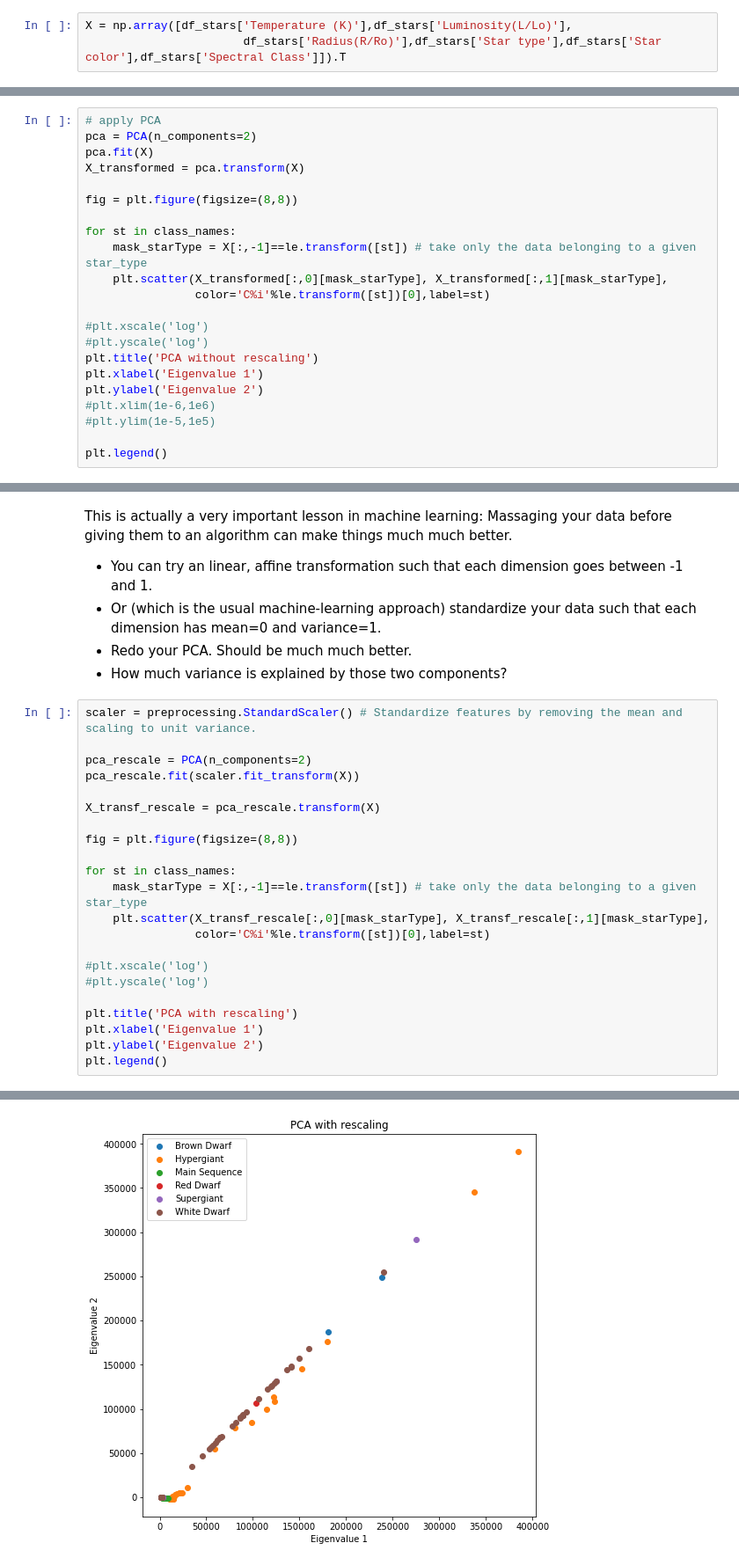
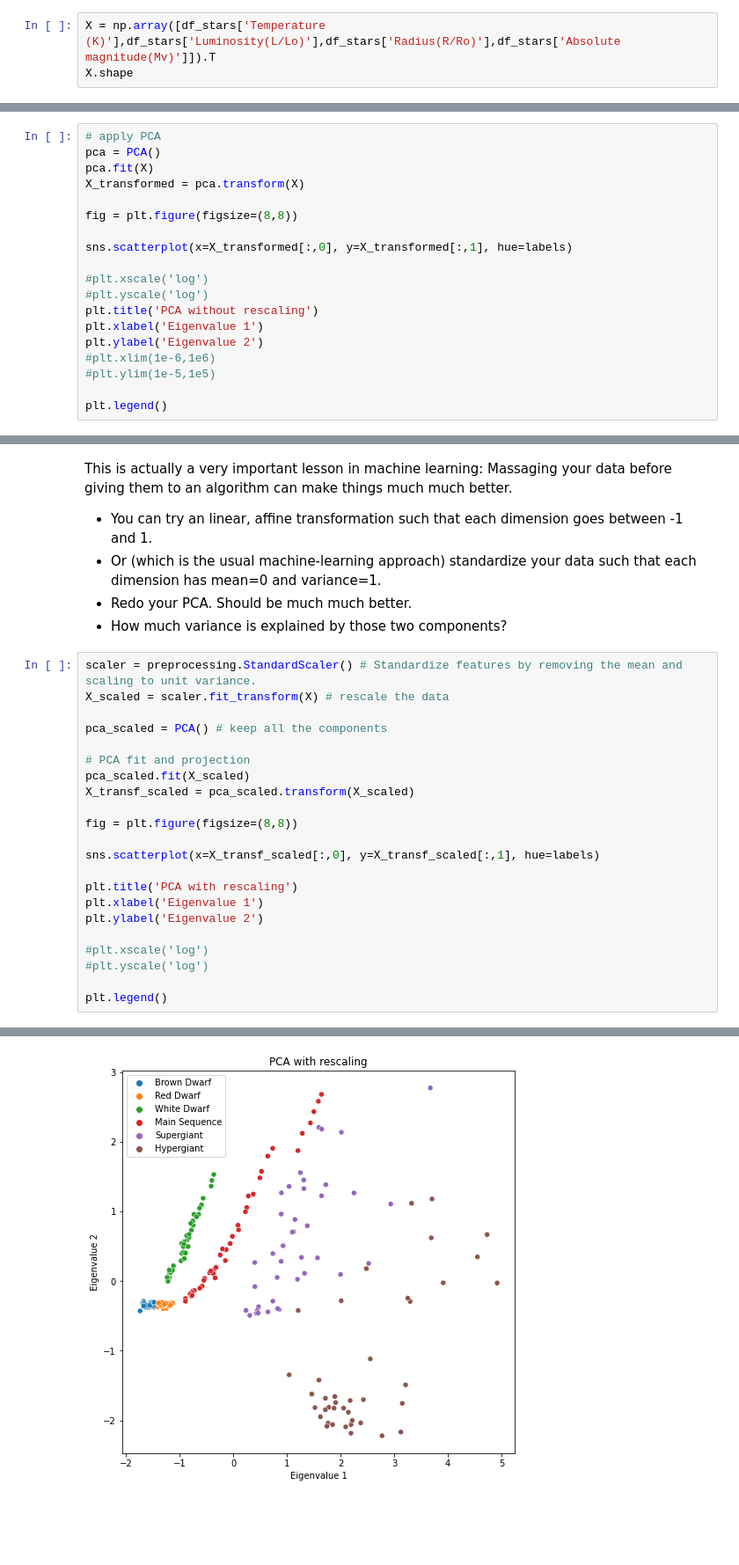
Before and after one commit to ludovicobizzarri/astrostatistics_bicocca_2024, a Jupyter notebook: working/Lesson 15/HR diagram.ipynb, the cells around one changed output, grey strips where cells are left out. Shown: that part at 88% size. Saved outputs shown, nothing was run; the diff lists cells and outputs as text; blank space fills up the shorter version.

```diff
--- a/working/Lesson 15/HR diagram.ipynb
+++ b/working/Lesson 15/HR diagram.ipynb
@@ -172,3 +191,3 @@ We find the same organization of stars in this 2D plane. Main Sequence stars and
 # %%
-X = np.array([df_stars['Temperature (K)'],df_stars['Luminosity(L/Lo)'],
-                       df_stars['Radius(R/Ro)'],df_stars['Star type'],df_stars['Star color'],df_stars['Spectral Class']]).T
+X = np.array([df_stars['Temperature (K)'],df_stars['Luminosity(L/Lo)'],df_stars['Radius(R/Ro)'],df_stars['Absolute magnitude(Mv)']]).T
+X.shape
@@ -179,15 +196,12 @@ X.shape
 # %%
 # apply PCA
-pca = PCA(n_components=2)
+pca = PCA()
 pca.fit(X)
 X_transformed = pca.transform(X)
 
 fig = plt.figure(figsize=(8,8))
 
-for st in class_names:
-    mask_starType = X[:,-1]==le.transform([st]) # take only the data belonging to a given star_type
-    plt.scatter(X_transformed[:,0][mask_starType], X_transformed[:,1][mask_starType],
-                color='C%i'%le.transform([st])[0],label=st)
+sns.scatterplot(x=X_transformed[:,0], y=X_transformed[:,1], hue=labels)
 
 #plt.xscale('log')
 #plt.yscale('log')
@@ -210,27 +224,27 @@ This is actually a very important lesson in machine learning: Massaging your dat
 - How much variance is explained by those two components?
 # %%
 scaler = preprocessing.StandardScaler() # Standardize features by removing the mean and scaling to unit variance.
+X_scaled = scaler.fit_transform(X) # rescale the data
 
-pca_rescale = PCA(n_components=2)
-pca_rescale.fit(scaler.fit_transform(X))
+pca_scaled = PCA() # keep all the components
 
-X_transf_rescale = pca_rescale.transform(X)
+# PCA fit and projection
+pca_scaled.fit(X_scaled)
+X_transf_scaled = pca_scaled.transform(X_scaled)
 
 fig = plt.figure(figsize=(8,8))
 
-for st in class_names:
-    mask_starType = X[:,-1]==le.transform([st]) # take only the data belonging to a given star_type
-    plt.scatter(X_transf_rescale[:,0][mask_starType], X_transf_rescale[:,1][mask_starType],
-                color='C%i'%le.transform([st])[0],label=st)
+sns.scatterplot(x=X_transf_scaled[:,0], y=X_transf_scaled[:,1], hue=labels)
+
+plt.title('PCA with rescaling')
+plt.xlabel('Eigenvalue 1')
+plt.ylabel('Eigenvalue 2')
 
 #plt.xscale('log')
 #plt.yscale('log')
 
-plt.title('PCA with rescaling')
-plt.xlabel('Eigenvalue 1')
-plt.ylabel('Eigenvalue 2')
 plt.legend()
 # %% [output]
 <matplotlib.legend.Legend at 0x...>
-[figure, old version]
+[figure, new version]
 # %%
```
Also changed, not shown: parts of 37 cells of this notebook.
